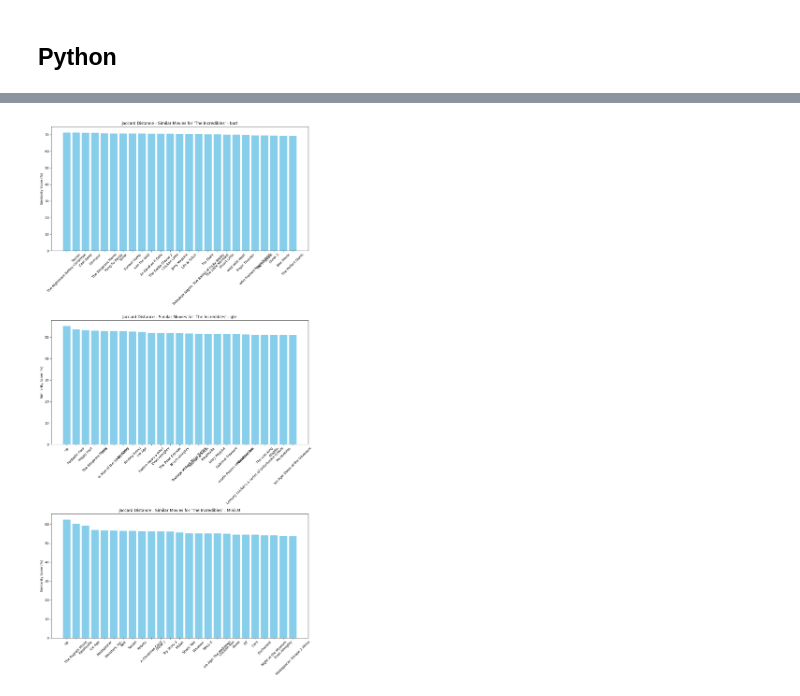
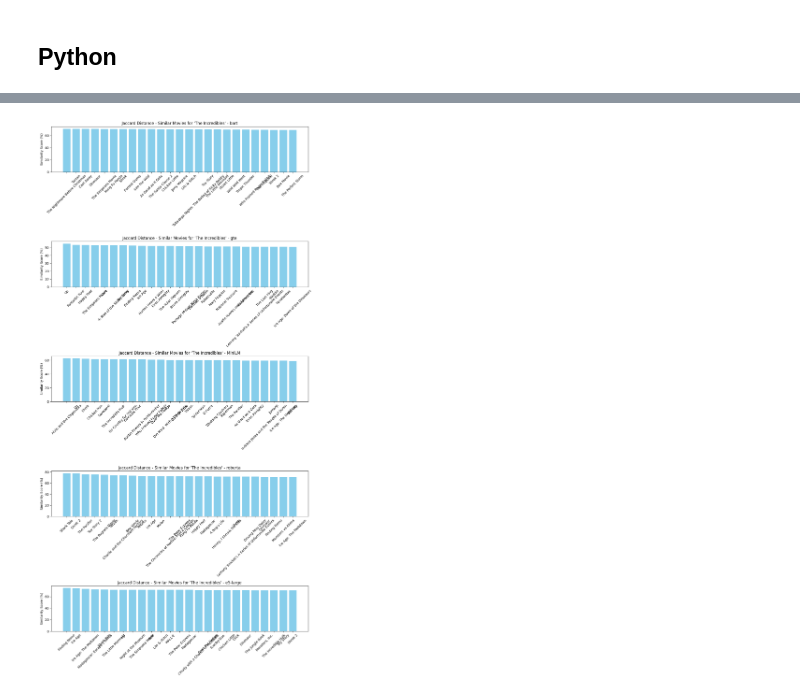
Before and after one commit to AlgoETS/SimilityVectorEmbedding, a Jupyter notebook: pgvector.ipynb, the cells around one changed output, grey strips where cells are left out. Cells and saved outputs as stored; diff of their text form; code cells hidden in the pictures.

```diff
--- a/pgvector.ipynb
+++ b/pgvector.ipynb
@@ -369,7 +404,7 @@ def plot_similar_movies(similar_movies, title):
 # %%
 def plot_compare_similar_movies_embedding(similar_movies_array, title):
     # Prepare data multiple plot for different embeddings
-    fig, ax = plt.subplots(3, 1, figsize=(12, 24))
+    fig, ax = plt.subplots(5, 1, figsize=(12, 24))
     for i, similar_movies in enumerate(similar_movies_array):
         titles, similarities = zip(*similar_movies)
         similarities = [round(sim * 100, 3) for sim in similarities]  # Convert to percentage and round off
@@ -545,8 +593,10 @@ plot_compare_similar_movies_embedding([similar_movies_hamming_bart, similar_movi
 # %%
 # For Jaccard Distance
 similar_movies_jaccard_bart = find_similar_movies(query_movie_title, threshold=0, distance_function='jaccard_distance', embedding_type='bart')
 similar_movies_jaccard_gte = find_similar_movies(query_movie_title, threshold=0, distance_function='jaccard_distance', embedding_type='gte')
 similar_movies_jaccard_MiniLM = find_similar_movies(query_movie_title, threshold=0, distance_function='jaccard_distance', embedding_type='MiniLM')
-plot_compare_similar_movies_embedding([similar_movies_jaccard_bart, similar_movies_jaccard_gte, similar_movies_jaccard_MiniLM], 'Jaccard Distance')
+similar_movies_jaccard_roberta = find_similar_movies(query_movie_title, threshold=0, distance_function='jaccard_distance', embedding_type='roberta')
+similar_movies_jaccard_e5_large = find_similar_movies(query_movie_title, threshold=0, distance_function='jaccard_distance', embedding_type='e5_large')
+plot_compare_similar_movies_embedding([similar_movies_jaccard_bart, similar_movies_jaccard_gte, similar_movies_jaccard_MiniLM, similar_movies_jaccard_roberta, similar_movies_jaccard_e5_large], "Jaccard Distance")
 # %% [output]
-[figure, old version]
+[figure, new version]
```
Also changed, not shown: parts of 22 cells of this notebook.
